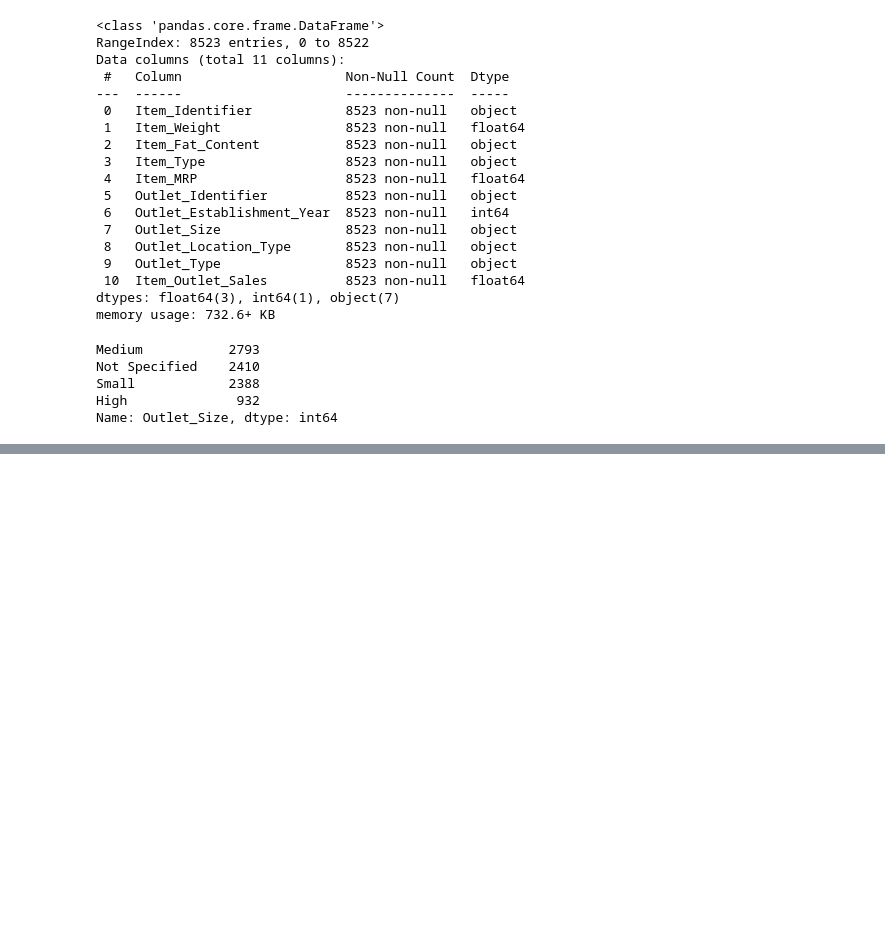
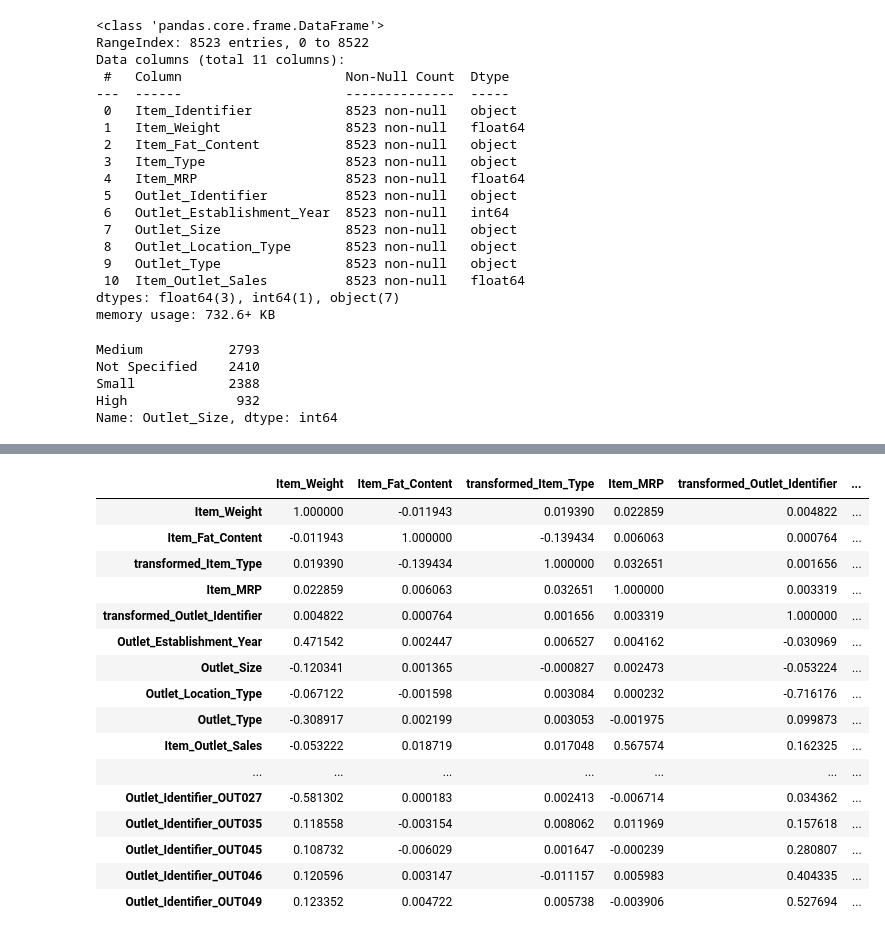
Before and after one commit to janaeam/food-sales-predictions, a Jupyter notebook: Data_Cleaning.ipynb, the cells around one changed output, grey strips where cells are left out. Drawn from its saved outputs; the diff is of its cells as text; code cells hidden in the pictures; blank space fills up the shorter version.

```diff
--- a/Data_Cleaning.ipynb
+++ b/Data_Cleaning.ipynb
@@ -982,0 +1223,4 @@ plt.yticks(rotation=360)
+# %%
+mod_sales.insert(4, 'transformed_Item_Type', item_labels)
+# %%
+mod_sales.insert(7, 'transformed_Outlet_Identifier', OI_labels)
@@ -982,0 +1240,18 @@ plt.yticks(rotation=360)
+# %%
+ohe_item = OneHotEncoder()
+item_feature_arr = ohe_item.fit_transform(mod_sales[['transformed_Item_Type']]).toarray()
+item_feature_labels = list(le_item.classes_)
+item_features = pd.DataFrame(item_feature_arr, columns= item_feature_labels)
+
+ohe_OI = OneHotEncoder()
+OI_feature_arr = ohe_OI.fit_transform(mod_sales[['transformed_Outlet_Identifier']]).toarray()
+OI_feature_labels = ['Outlet_Identifier_' + str(cls_label) for cls_label in le_OI.classes_]
+OI_features = pd.DataFrame(OI_feature_arr, columns= OI_feature_labels)
+# %%
+mod_sales_ohe = pd.concat([mod_sales, item_features, OI_features], axis=1)
+columns = sum([['Item_Identifier', 'Item_Weight',	'Item_Fat_Content',	'Item_Type',
+                'transformed_Item_Type'], item_feature_labels, ['Item_MRP', 'Outlet_Identifier',
+                                                                 'transformed_Outlet_Identifier'],
+               OI_feature_labels, ['Outlet_Establishment_Year',	'Outlet_Size',	'Outlet_Location_Type',
+                                   'Outlet_Type',	'Item_Outlet_Sales']], [])
+mod_sales_ohe
@@ -982,0 +1467,20 @@ plt.yticks(rotation=360)
+# %%
+mod_sales_ohe.corr()
+# %% [output]
+|  | Item_Weight | Item_Fat_Content | transformed_Item_Type | Item_MRP | transformed_Outlet_Identifier | ... |
+| Item_Weight | 1.000000 | -0.011943 | 0.019390 | 0.022859 | 0.004822 | ... |
+| Item_Fat_Content | -0.011943 | 1.000000 | -0.139434 | 0.006063 | 0.000764 | ... |
+| transformed_Item_Type | 0.019390 | -0.139434 | 1.000000 | 0.032651 | 0.001656 | ... |
+| Item_MRP | 0.022859 | 0.006063 | 0.032651 | 1.000000 | 0.003319 | ... |
+| transformed_Outlet_Identifier | 0.004822 | 0.000764 | 0.001656 | 0.003319 | 1.000000 | ... |
+| Outlet_Establishment_Year | 0.471542 | 0.002447 | 0.006527 | 0.004162 | -0.030969 | ... |
+| Outlet_Size | -0.120341 | 0.001365 | -0.000827 | 0.002473 | -0.053224 | ... |
+| Outlet_Location_Type | -0.067122 | -0.001598 | 0.003084 | 0.000232 | -0.716176 | ... |
+| Outlet_Type | -0.308917 | 0.002199 | 0.003053 | -0.001975 | 0.099873 | ... |
+| Item_Outlet_Sales | -0.053222 | 0.018719 | 0.017048 | 0.567574 | 0.162325 | ... |
+| ... | ... | ... | ... | ... | ... | ... |
+| Outlet_Identifier_OUT027 | -0.581302 | 0.000183 | 0.002413 | -0.006714 | 0.034362 | ... |
+| Outlet_Identifier_OUT035 | 0.118558 | -0.003154 | 0.008062 | 0.011969 | 0.157618 | ... |
+| Outlet_Identifier_OUT045 | 0.108732 | -0.006029 | 0.001647 | -0.000239 | 0.280807 | ... |
+| Outlet_Identifier_OUT046 | 0.120596 | 0.003147 | -0.011157 | 0.005983 | 0.404335 | ... |
+| Outlet_Identifier_OUT049 | 0.123352 | 0.004722 | 0.005738 | -0.003906 | 0.527694 | ... |
```
Also changed, not shown: parts of 90 cells of this notebook.
